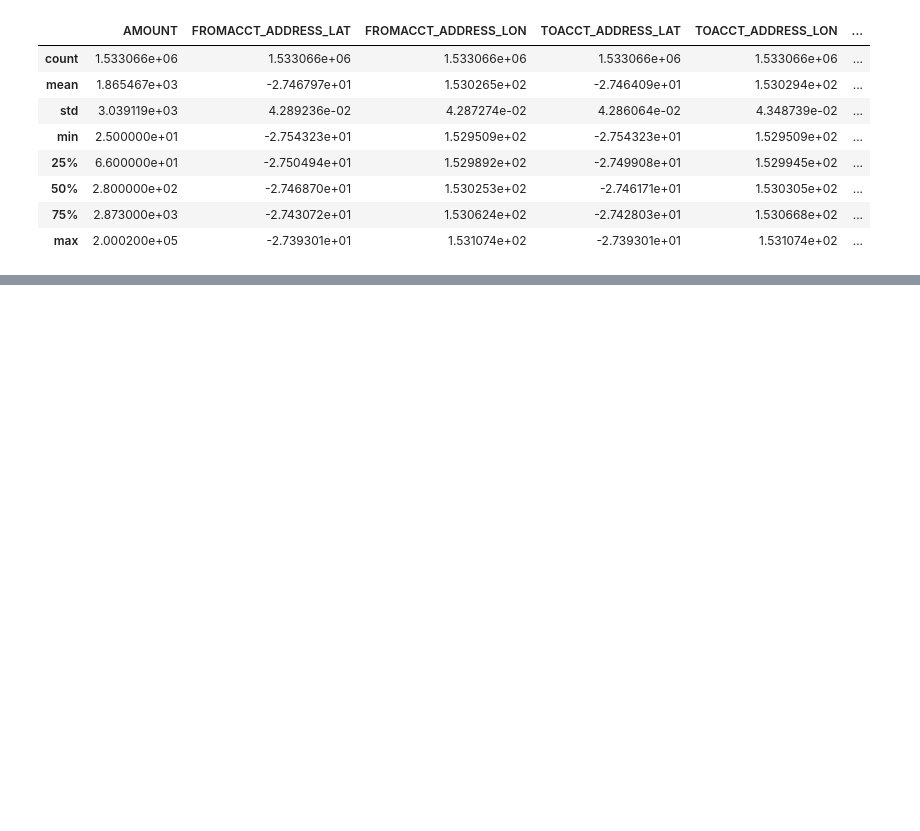
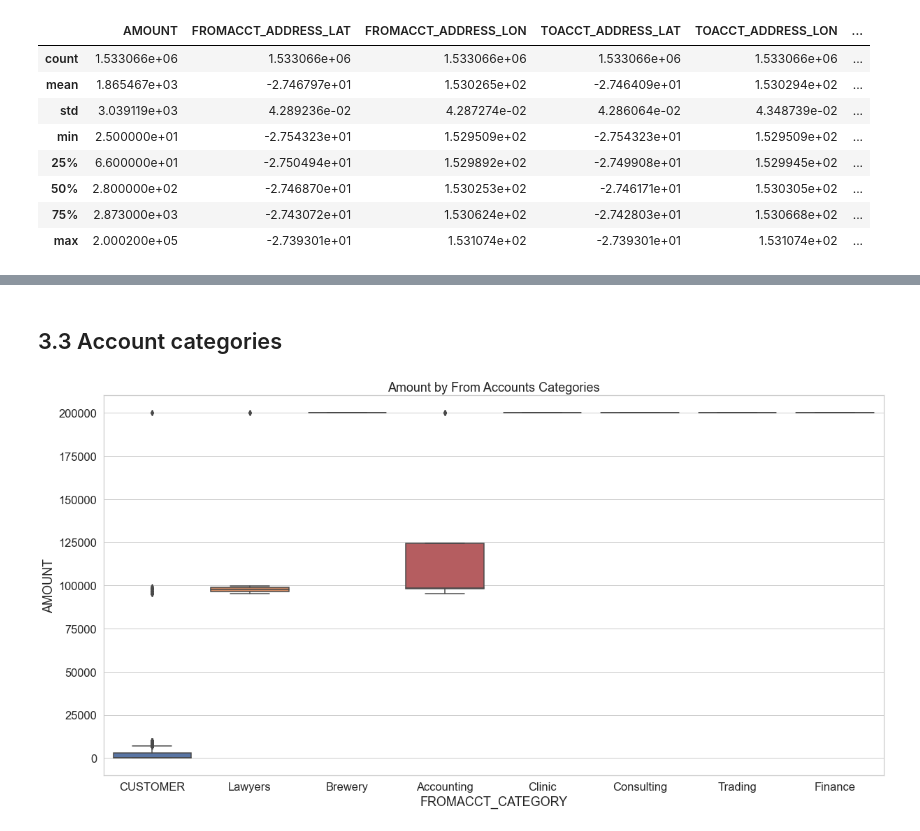
Before and after one commit to sindhri/anomaly2020, a Jupyter notebook: anomaly2020_visualization.ipynb, the cells around one changed output, grey strips where cells are left out. Saved outputs shown, nothing was run; the diff lists cells and outputs as text; code cells hidden in the pictures; blank space fills up the shorter version.

```diff
--- a/anomaly2020_visualization.ipynb
+++ b/anomaly2020_visualization.ipynb
@@ -413,0 +309,10 @@ transaction_month
+# %% [markdown]
+## 3.3 Account categories
+# %%
+sns.set(font_scale=1.5)
+sns.set_style('whitegrid')
+sns.boxplot(x='FROMACCT_CATEGORY', y='AMOUNT', data=transaction)
+plt.title('Amount by From Accounts Categories')
+plt.savefig('img/boxplot_FROMACCT_CATEGORY.png')
+# %% [output]
+[figure, added]
```
Also changed, not shown: parts of 53 cells of this notebook.
